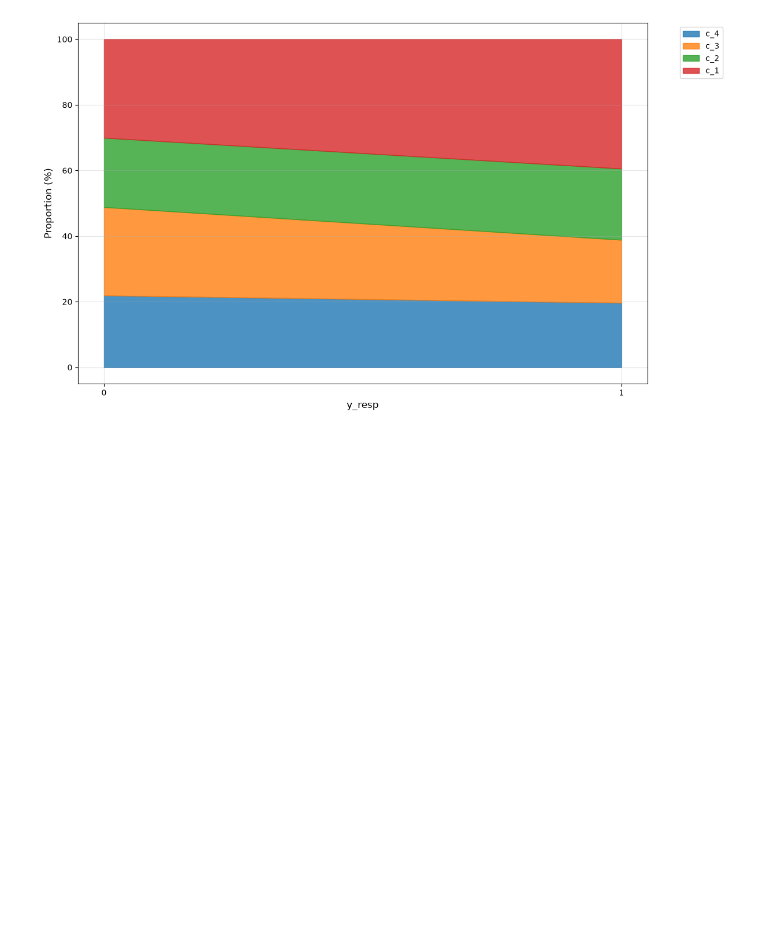
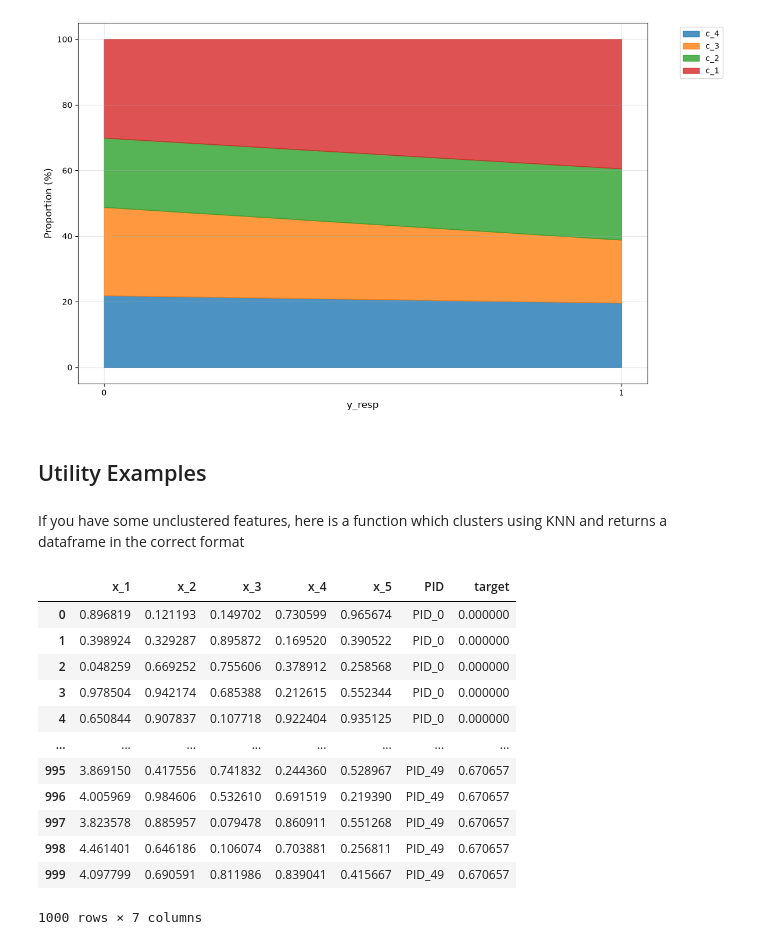
Before and after one commit to wgrgwrght/DCAFA, a Jupyter notebook: Examples.ipynb, the cells around one changed output. Drawn from its saved outputs; the diff is of its cells as text; code cells hidden in the pictures; blank space fills up the shorter version.

```diff
--- a/Examples.ipynb
+++ b/Examples.ipynb
@@ -683,3 +676,52 @@ DCAFA.plot_ca_bag_forest(
 DCAFA.ca_stacked_area_plot(df, target_col = "y_resp", cluster_cols=['c_4','c_3','c_2', 'c_1'], nbins=5)
 # %% [output]
 [figure]
+# %% [markdown]
+## Utility Examples
+# %% [markdown]
+If you have some unclustered features, here is a function which clusters using KNN and returns a dataframe in the correct format
+# %%
+# Create Toy Data
+n_instances = 1000
+instances_per_bag = 20
+n_bags = n_instances // instances_per_bag
+
+# Base data
+data = np.random.rand(n_instances, 5)
+
+# Assign bags
+bag_ids = np.repeat(np.arange(n_bags), instances_per_bag)
+
+# Choose which bags have signal
+signal_bags = np.random.choice(n_bags, size=n_bags // 2, replace=False)
+
+# Inject signal ONLY into those bags
+for b in signal_bags:
+    idx = (bag_ids == b)
+    data[idx, 0] += np.random.rand() * 2 + 2  # strong shift
+
+# Build df
+df = pd.DataFrame(data, columns=[f'x_{i+1}' for i in range(5)])
+df['PID'] = [f'PID_{i}' for i in bag_ids]
+
+# Targets correlated with signal
+bag_targets = np.zeros(n_bags)
+bag_targets[signal_bags] = np.random.rand(len(signal_bags)) * 0.5 + 0.5  # higher target for signal bags
+
+df['target'] = np.repeat(bag_targets, instances_per_bag)
+
+df
+# %% [output]
+|  | x_1 | x_2 | x_3 | x_4 | x_5 | PID | target |
+| 0 | 0.896819 | 0.121193 | 0.149702 | 0.730599 | 0.965674 | PID_0 | 0.000000 |
+| 1 | 0.398924 | 0.329287 | 0.895872 | 0.169520 | 0.390522 | PID_0 | 0.000000 |
+| 2 | 0.048259 | 0.669252 | 0.755606 | 0.378912 | 0.258568 | PID_0 | 0.000000 |
+| 3 | 0.978504 | 0.942174 | 0.685388 | 0.212615 | 0.552344 | PID_0 | 0.000000 |
+| 4 | 0.650844 | 0.907837 | 0.107718 | 0.922404 | 0.935125 | PID_0 | 0.000000 |
+| ... | ... | ... | ... | ... | ... | ... | ... |
+| 995 | 3.869150 | 0.417556 | 0.741832 | 0.244360 | 0.528967 | PID_49 | 0.670657 |
+| 996 | 4.005969 | 0.984606 | 0.532610 | 0.691519 | 0.219390 | PID_49 | 0.670657 |
+| 997 | 3.823578 | 0.885957 | 0.079478 | 0.860911 | 0.551268 | PID_49 | 0.670657 |
+| 998 | 4.461401 | 0.646186 | 0.106074 | 0.703881 | 0.256811 | PID_49 | 0.670657 |
+| 999 | 4.097799 | 0.690591 | 0.811986 | 0.839041 | 0.415667 | PID_49 | 0.670657 |
+1000 rows × 7 columns
```
Also changed, not shown: parts of 11 cells of this notebook, 1 other file.
